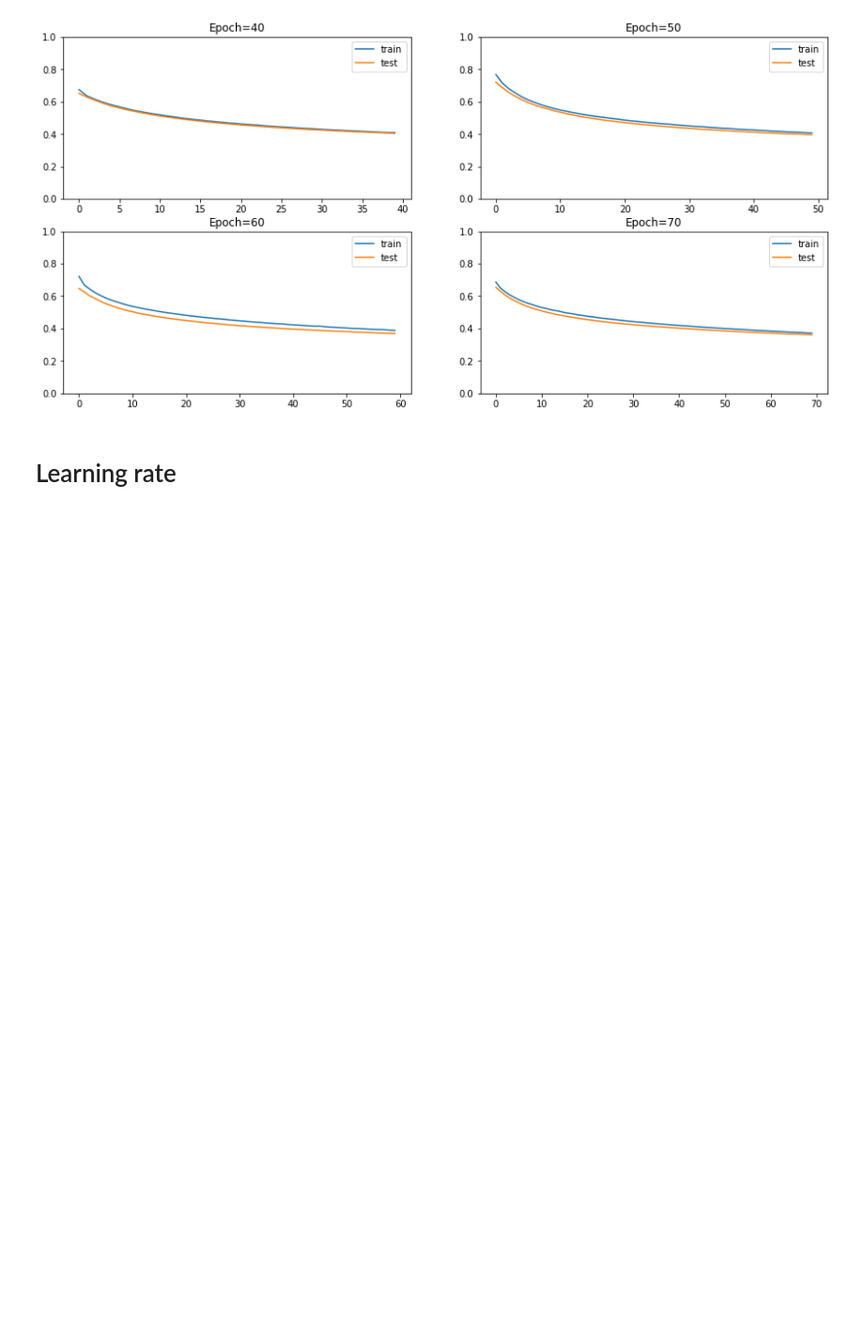
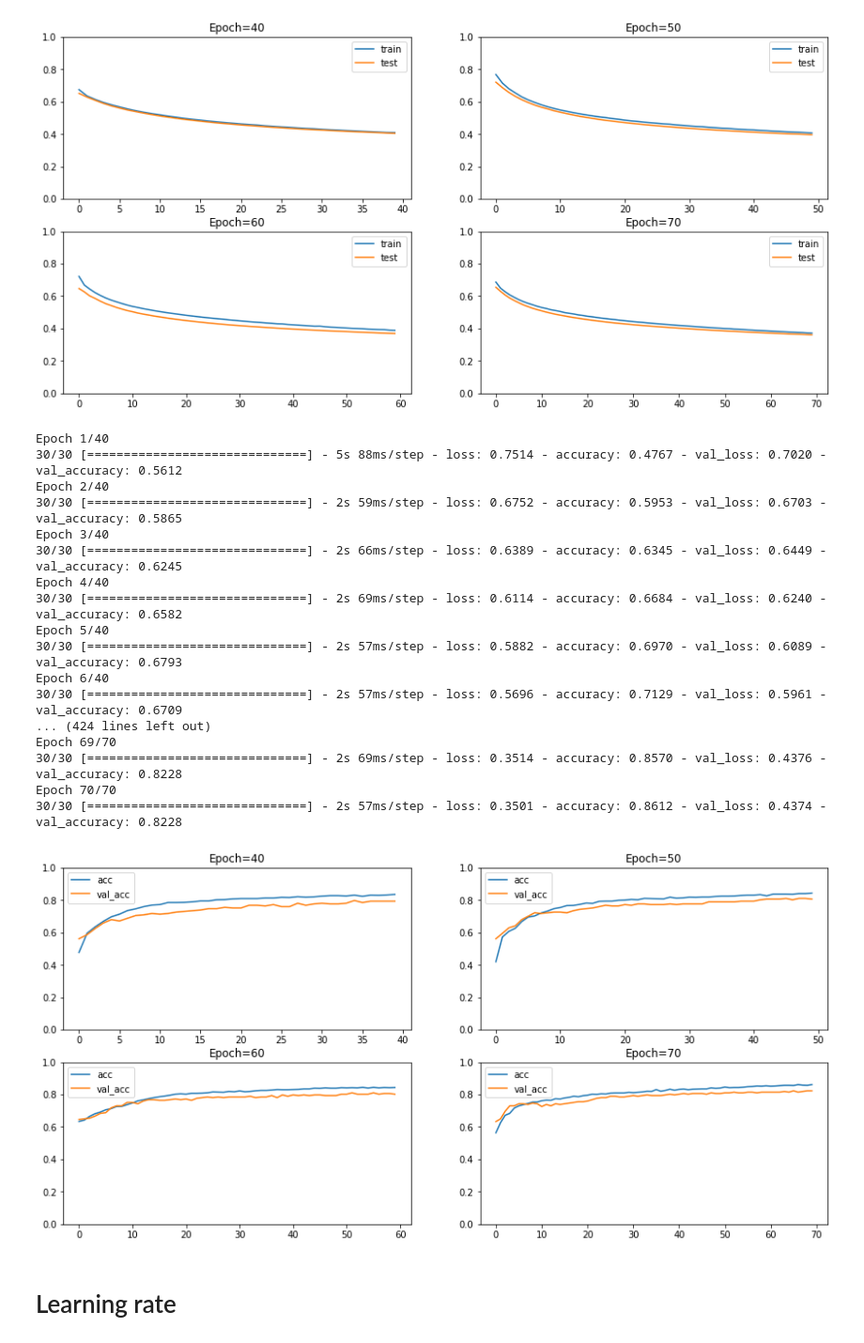
Before and after one commit to torotoro21/GLAUCOMA-DETECTION, a Jupyter notebook: Experiment_Hyperparameters_in_MobileNetV2Glaucoma.ipynb, the cells around one changed output. Shown at 94% size. Cells and saved outputs as stored; diff of their text form; code cells hidden in the pictures; blank space fills up the shorter version.

```diff
--- a/Experiment_Hyperparameters_in_MobileNetV2Glaucoma.ipynb
+++ b/Experiment_Hyperparameters_in_MobileNetV2Glaucoma.ipynb
@@ -226,6 +284,64 @@ Epoch 69/70
 Epoch 70/70
 30/30 [==============================] - 2s 58ms/step - loss: 0.3718 - accuracy: 0.8432 - val_loss: 0.3615 - val_accuracy: 0.8608
 [figure]
+# %%
+def fit_second_model(x_train, y_train, x_test, y_test, epoch):
+
+    # define model
+    model = tf.keras.models.Sequential([
+    conv_base,
+    tf.keras.layers.GlobalAveragePooling2D(),
+    tf.keras.layers.Dense(1, activation='sigmoid')
+    ])
+
+    model.compile(optimizer = Adam(learning_rate = 0.0001),
+                  loss='binary_crossentropy',
+                  metrics=['accuracy'])
+
+    # fit model
+    history = model.fit(x_train, y_train, epochs=epoch, batch_size=32, validation_data=(x_test, y_test), verbose=1)
+
+    # plot learning curves
+    plt.plot(history.history['accuracy'], label='acc')
+    plt.plot(history.history['val_accuracy'], label='val_acc')
+    plt.title('Epoch='+str(epoch))
+    plt.ylim([0, 1])
+    plt.legend()
+# %%
+epoch = [40, 50, 60, 70]
+
+
+plt.figure(figsize=(15, 15))
+for i in range(len(epoch)):
+
+    # determine the plot number
+    plot_no = 420 + (i+1)
+    plt.subplot(plot_no)
+
+    # fit model and plot learning curves for a learning rate
+    fit_second_model(X_train, Y_train, X_test, Y_test, epoch[i])
+
+# show learning curves
+plt.show()
+# %% [output]
+Epoch 1/40
+30/30 [==============================] - 5s 88ms/step - loss: 0.7514 - accuracy: 0.4767 - val_loss: 0.7020 - val_accuracy: 0.5612
+Epoch 2/40
+30/30 [==============================] - 2s 59ms/step - loss: 0.6752 - accuracy: 0.5953 - val_loss: 0.6703 - val_accuracy: 0.5865
+Epoch 3/40
+30/30 [==============================] - 2s 66ms/step - loss: 0.6389 - accuracy: 0.6345 - val_loss: 0.6449 - val_accuracy: 0.6245
+Epoch 4/40
+30/30 [==============================] - 2s 69ms/step - loss: 0.6114 - accuracy: 0.6684 - val_loss: 0.6240 - val_accuracy: 0.6582
+Epoch 5/40
+30/30 [==============================] - 2s 57ms/step - loss: 0.5882 - accuracy: 0.6970 - val_loss: 0.6089 - val_accuracy: 0.6793
+Epoch 6/40
+30/30 [==============================] - 2s 57ms/step - loss: 0.5696 - accuracy: 0.7129 - val_loss: 0.5961 - val_accuracy: 0.6709
+... (424 lines left out)
+Epoch 69/70
+30/30 [==============================] - 2s 69ms/step - loss: 0.3514 - accuracy: 0.8570 - val_loss: 0.4376 - val_accuracy: 0.8228
+Epoch 70/70
+30/30 [==============================] - 2s 57ms/step - loss: 0.3501 - accuracy: 0.8612 - val_loss: 0.4374 - val_accuracy: 0.8228
+[figure, added]
 # %% [markdown]
 # Learning rate
 # %%
```
Also changed, not shown: parts of 28 cells of this notebook.
